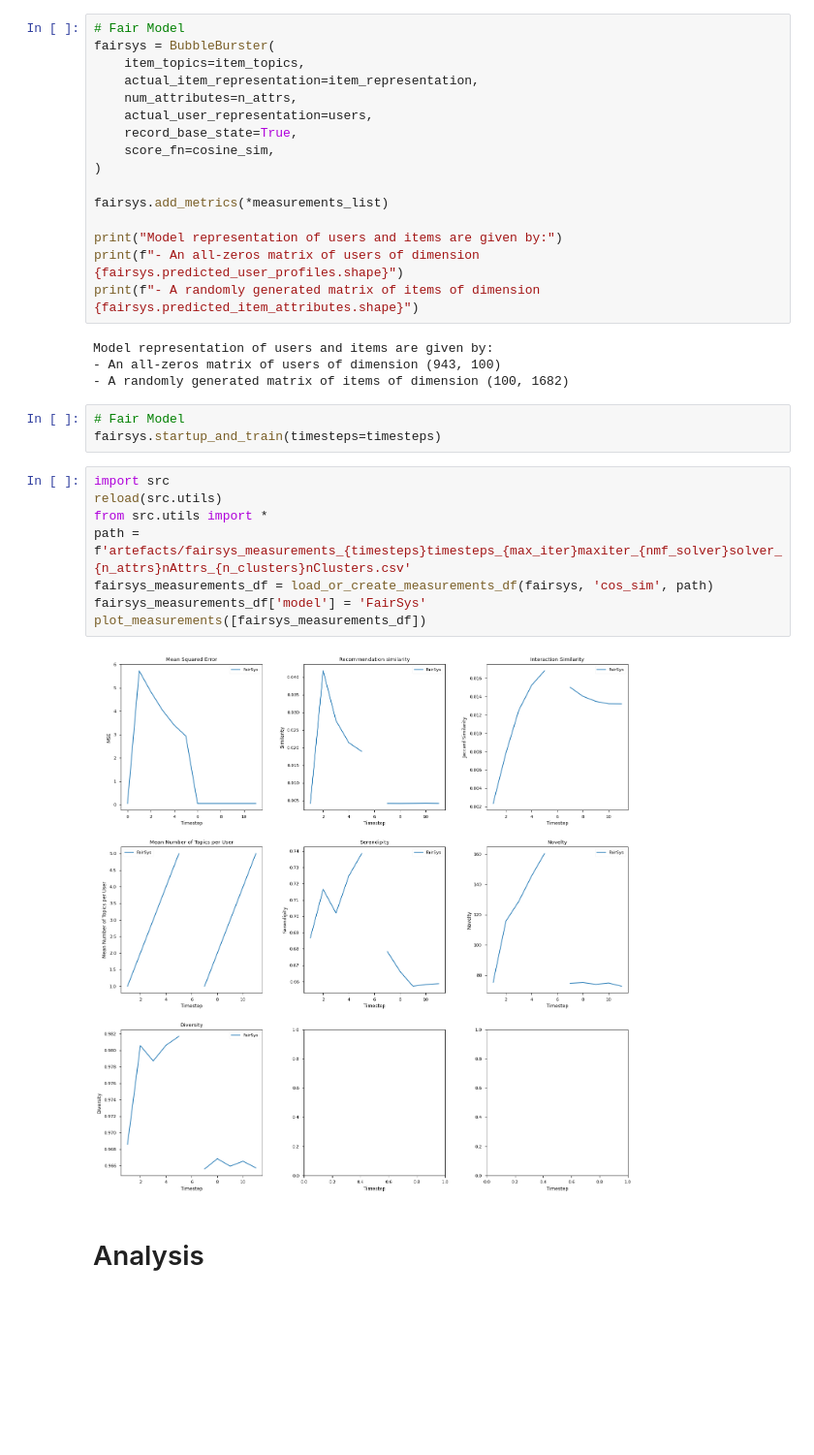
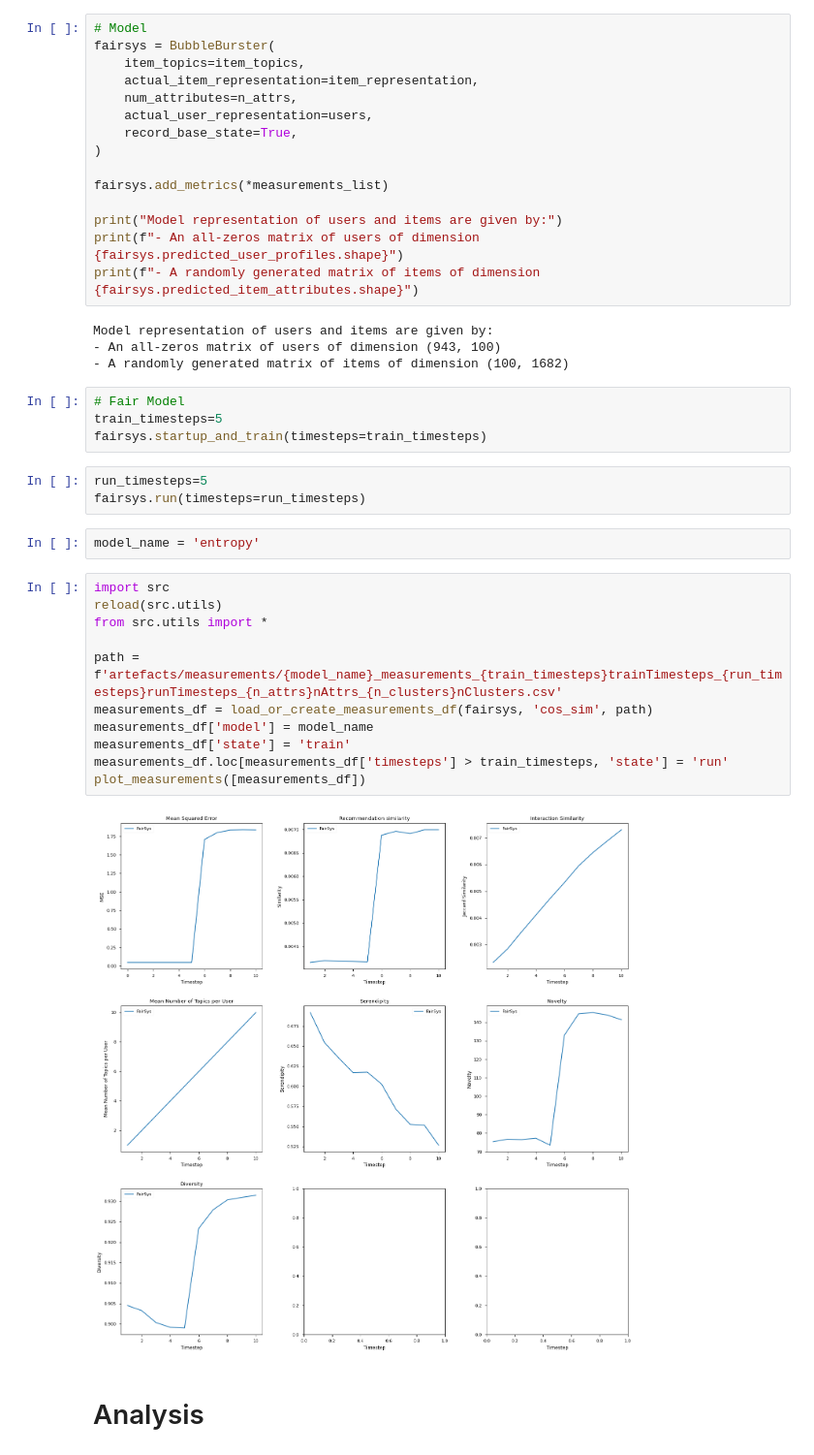
Before and after one commit to jannikjw/fair-recommender-systems, a Jupyter notebook: trecs_exp.ipynb, the cells around one changed output. Shown: that part at 97% size. Cells and saved outputs as stored; diff of their text form; blank space fills up the shorter version.

```diff
--- a/trecs_exp.ipynb
+++ b/trecs_exp.ipynb
@@ -128,14 +195,13 @@ measurements_list = [
     NoveltyMetric()
 ]
 # %%
-# Fair Model
+# Model
 fairsys = BubbleBurster(
     item_topics=item_topics,
     actual_item_representation=item_representation,
     num_attributes=n_attrs,
     actual_user_representation=users,
     record_base_state=True,
-    score_fn=cosine_sim,
 )
 
 fairsys.add_metrics(*measurements_list)
@@ -149,16 +215,25 @@ Model representation of users and items are given by:
 - A randomly generated matrix of items of dimension (100, 1682)
 # %%
 # Fair Model
-fairsys.startup_and_train(timesteps=timesteps)
+train_timesteps=5
+fairsys.startup_and_train(timesteps=train_timesteps)
+# %%
+run_timesteps=5
+fairsys.run(timesteps=run_timesteps)
+# %%
+model_name = 'entropy'
 # %%
 import src
 reload(src.utils)
 from src.utils import *
-path = f'artefacts/fairsys_measurements_{timesteps}timesteps_{max_iter}maxiter_{nmf_solver}solver_{n_attrs}nAttrs_{n_clusters}nClusters.csv'
-fairsys_measurements_df = load_or_create_measurements_df(fairsys, 'cos_sim', path)
-fairsys_measurements_df['model'] = 'FairSys'
-plot_measurements([fairsys_measurements_df])
+
+path = f'artefacts/measurements/{model_name}_measurements_{train_timesteps}trainTimesteps_{run_timesteps}runTimesteps_{n_attrs}nAttrs_{n_clusters}nClusters.csv'
+measurements_df = load_or_create_measurements_df(fairsys, 'cos_sim', path)
+measurements_df['model'] = model_name
+measurements_df['state'] = 'train'
+measurements_df.loc[measurements_df['timesteps'] > train_timesteps, 'state'] = 'run'
+plot_measurements([measurements_df])
 # %% [output]
-[figure, old version]
+[figure, new version]
 # %% [markdown]
 # Analysis
```
Also changed, not shown: parts of 15 cells of this notebook, 4 other files.
